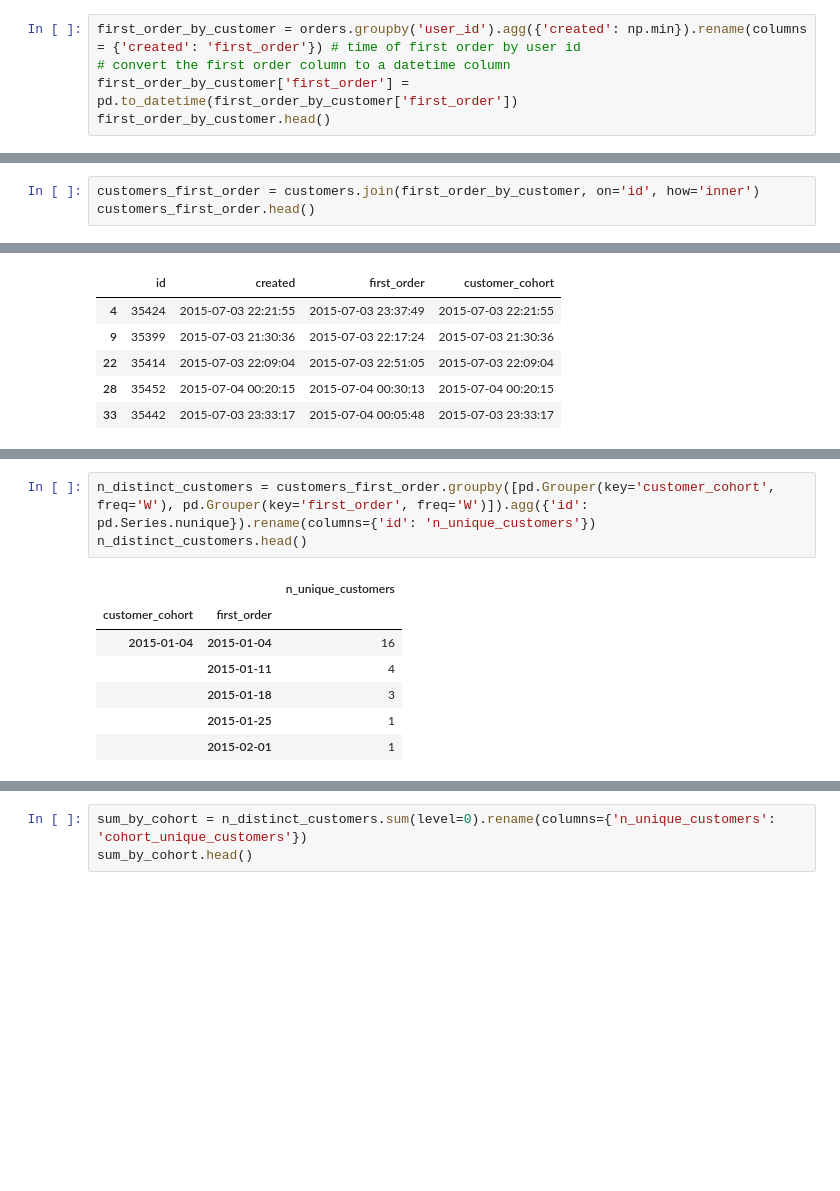
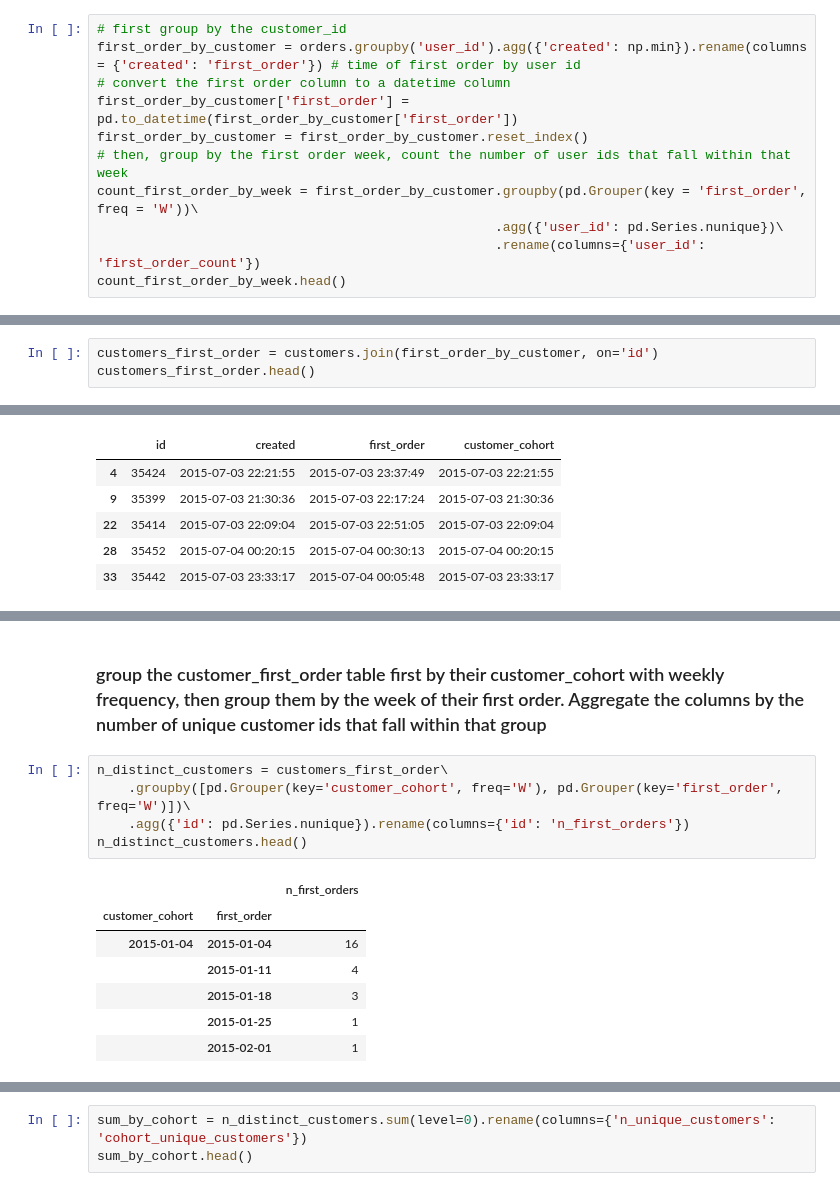
Before and after one commit to bfdykstra/invitae-cohort-analysis, a Jupyter notebook: Invitae.ipynb, the cells around one changed output, grey strips where cells are left out. Cells and saved outputs as stored; diff of their text form; blank space fills up the shorter version.

```diff
--- a/Invitae.ipynb
+++ b/Invitae.ipynb
@@ -28,6 +69,12 @@ orders.head()
 # %%
+# first group by the customer_id
 first_order_by_customer = orders.groupby('user_id').agg({'created': np.min}).rename(columns = {'created': 'first_order'}) # time of first order by user id
 # convert the first order column to a datetime column
 first_order_by_customer['first_order'] = pd.to_datetime(first_order_by_customer['first_order'])
-first_order_by_customer.head()
+first_order_by_customer = first_order_by_customer.reset_index()
+# then, group by the first order week, count the number of user ids that fall within that week
+count_first_order_by_week = first_order_by_customer.groupby(pd.Grouper(key = 'first_order', freq = 'W'))\
+                                                   .agg({'user_id': pd.Series.nunique})\
+                                                   .rename(columns={'user_id': 'first_order_count'})
+count_first_order_by_week.head()
 # %% [output]
@@ -41,4 +171,4 @@ first_order_by_customer.head()
 # %%
-customers_first_order = customers.join(first_order_by_customer, on='id', how='inner')
+customers_first_order = customers.join(first_order_by_customer, on='id')
 customers_first_order.head()
 # %% [output]
@@ -67,8 +212,12 @@ customers_first_order.head()
+# %% [markdown]
+### group the customer_first_order table first by their customer_cohort with weekly frequency, then group them by the week of their first order. Aggregate the columns by the number of unique customer ids that fall within that group
 # %%
-n_distinct_customers = customers_first_order.groupby([pd.Grouper(key='customer_cohort', freq='W'), pd.Grouper(key='first_order', freq='W')]).agg({'id': pd.Series.nunique}).rename(columns={'id': 'n_unique_customers'})
+n_distinct_customers = customers_first_order\
+    .groupby([pd.Grouper(key='customer_cohort', freq='W'), pd.Grouper(key='first_order', freq='W')])\
+    .agg({'id': pd.Series.nunique}).rename(columns={'id': 'n_first_orders'})
 n_distinct_customers.head()
 # %% [output]
-|  |  | n_unique_customers |
+|  |  | n_first_orders |
 | customer_cohort | first_order |  |
 | 2015-01-04 | 2015-01-04 | 16 |
 |  | 2015-01-11 | 4 |
```
Also changed, not shown: parts of 45 cells of this notebook, 1 other file.
